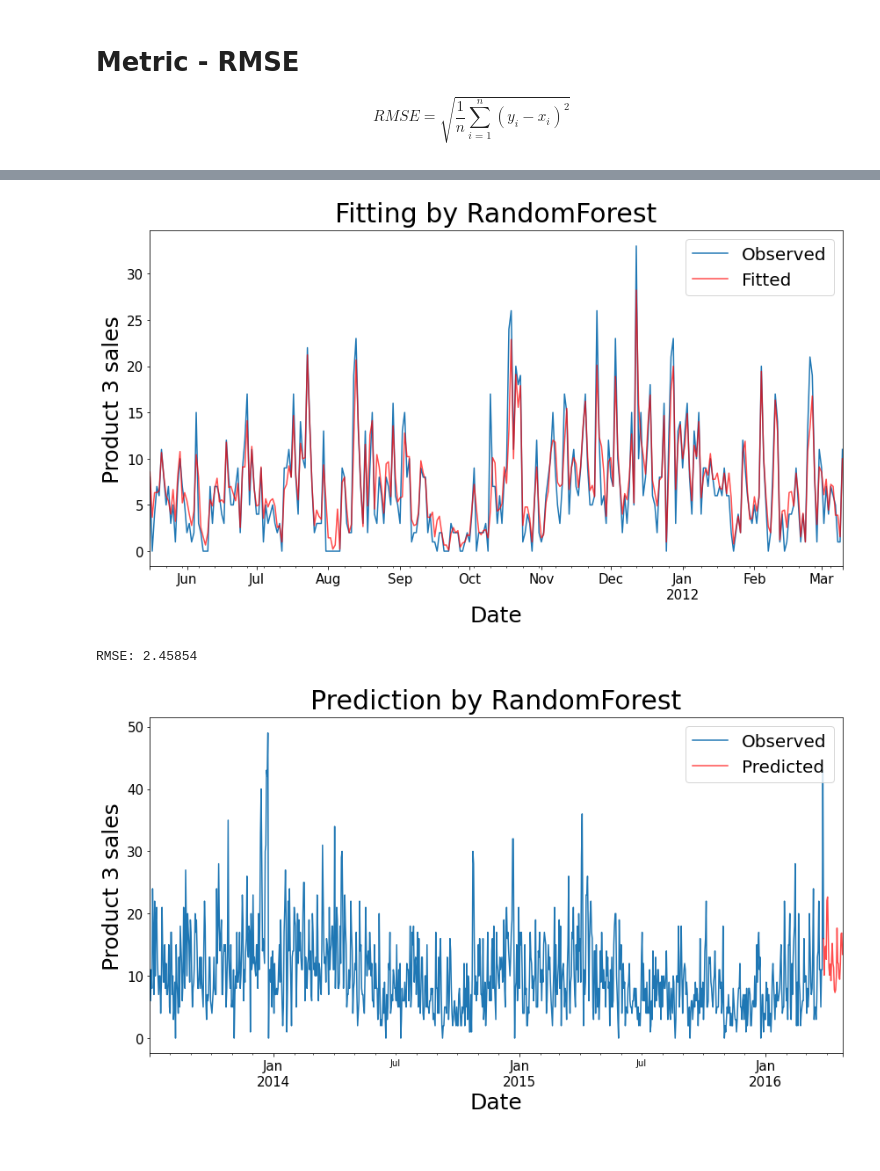
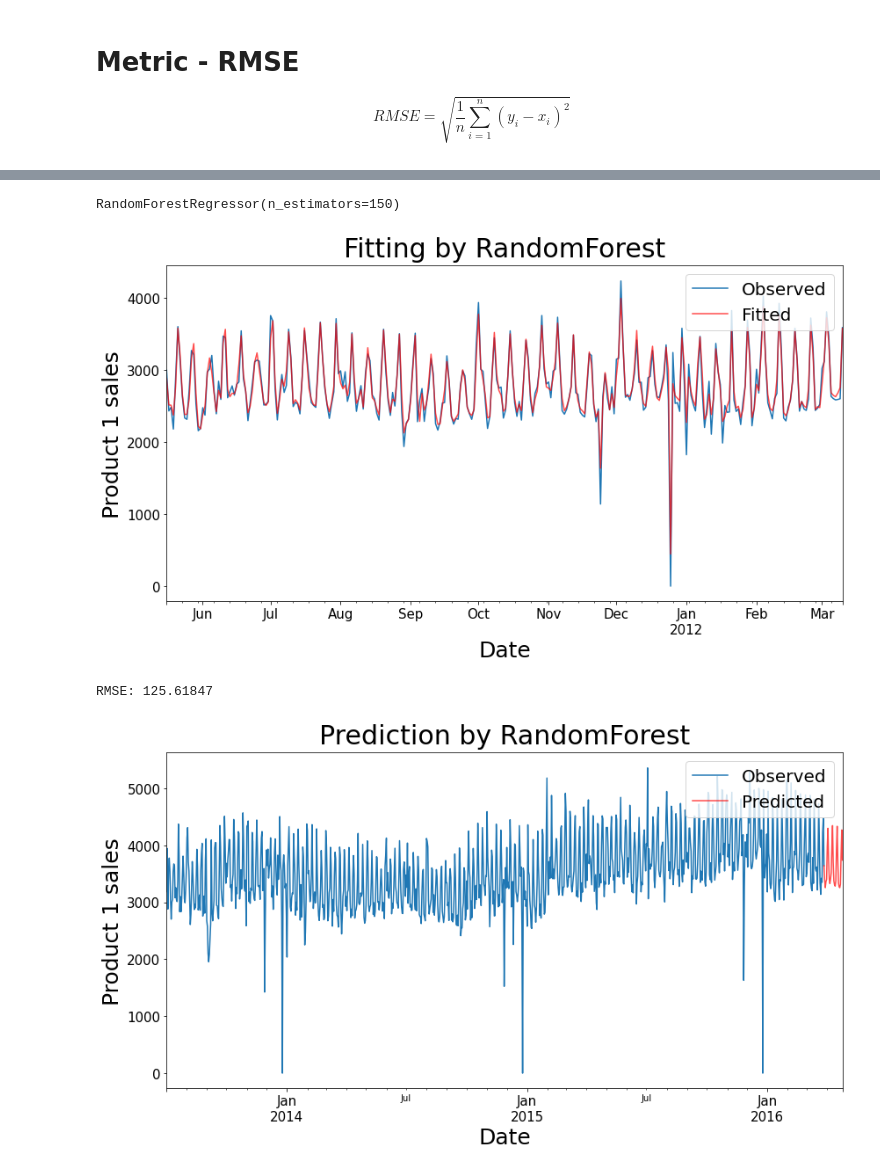
Before and after one commit to MolVlad/Data_Science_Skoltech_Coursework, a Jupyter notebook: Trees_Vlad.ipynb, the cells around one changed output, grey strips where cells are left out. Drawn from its saved outputs; the diff is of its cells as text; code cells hidden in the pictures.

```diff
--- a/Trees_Vlad.ipynb
+++ b/Trees_Vlad.ipynb
@@ -590,7 +622,7 @@ def fittingShow(best_models, data_list, lags, index=0):
     model = best_models[index]
 
     train_data_list, _ = list_train_test_split(data_list)
-    train_data_with_lags_list = add_lags_list(train_data_list, lags)
+    train_data_with_lags_list = add_lags_for_sales_list(train_data_list, lags)
     features_train_list, target_train_list = split_to_features_target_list(train_data_with_lags_list)
 
     features_train = features_train_list[index]
@@ -756,4 +794,14 @@ lags = [1,2,3,4,5,6,7]
+# %%
+models_list = [RandomForest()]
+
+models_grids = [
+
+    {'n_estimators' : range(50,300,10)},
+
+              ]
+
+lags = [1,2,3,4,5,6,7]
 # %%
-best_models_with_features_list = model_lists_f(model_lists, model_grids, products_sales_with_features, lags)
+best_models_with_features = model_lists_f(models_list, models_grids, products_sales_with_features, lags)
 # %% [output]
 RMSE metric of fitting on train
@@ -769,10 +813,14 @@ RMSE metric of prediction for test
+# %%
+models_summary(best_models_with_features)
+# %% [output]
+RandomForestRegressor(n_estimators=150)
 # %%
-fittingShow(best_models_with_features_list[1], products_sales_with_features, lags, index=2)
+fittingShow(best_models_with_features[0], products_sales_with_features, lags, index=0)
 # %% [output]
-[figure, old version]
+[figure, new version]
-RMSE: 2.45854
+RMSE: 125.61847
 # %%
-estimationShow(best_models_with_features_list[1], products_sales_with_features, lags, index=2)
+estimationShow(best_models_with_features[0], products_sales_with_features, lags, index=0)
 # %% [output]
-[figure, old version]
+[figure, new version]
 # %%
```
Also changed, not shown: parts of 18 cells of this notebook.
